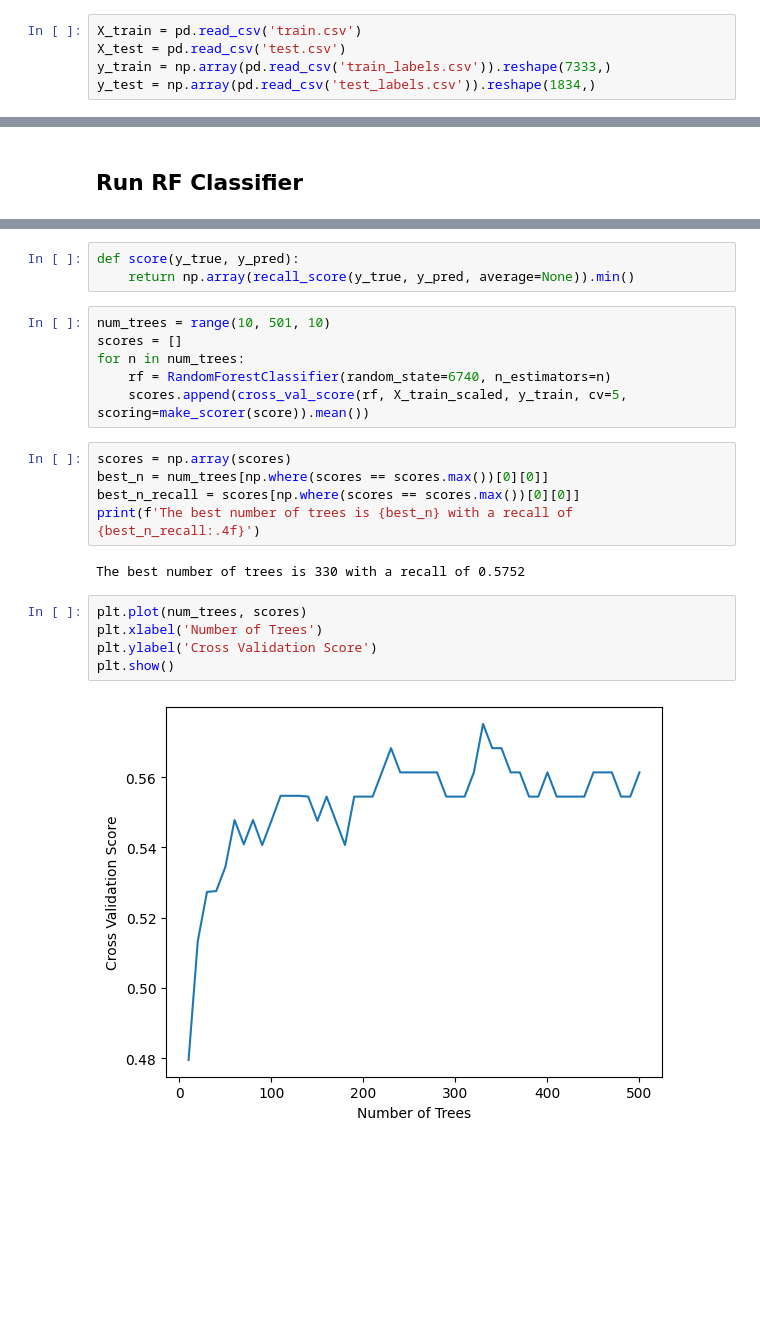
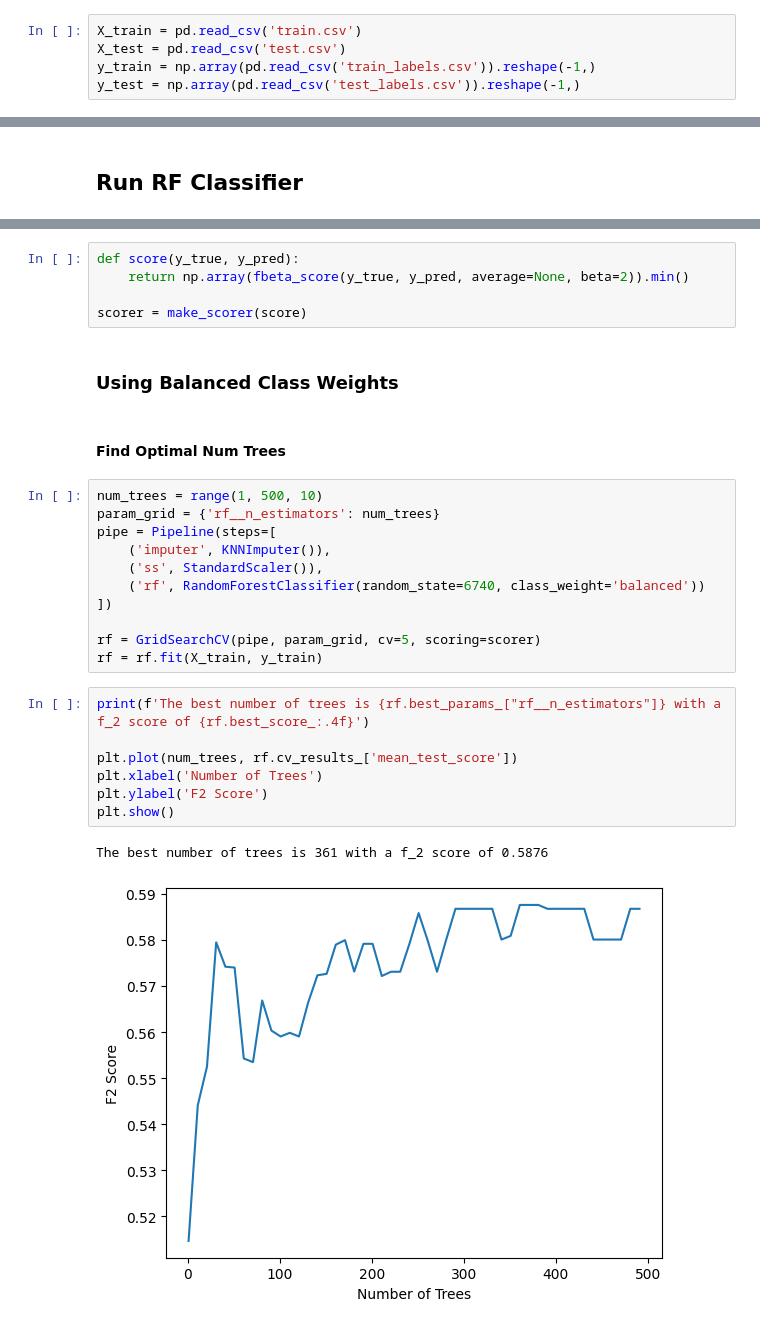
Before and after one commit to bdaniels8135/thyroid-disease-project, a Jupyter notebook: random_forest.ipynb, the cells around one changed output, grey strips where cells are left out. Saved outputs shown, nothing was run; the diff lists cells and outputs as text; blank space fills up the shorter version.

Commit message:
Refactor random forest notebook to fix data leakage concerns and use SMOTE.

```diff
--- a/random_forest.ipynb
+++ b/random_forest.ipynb
@@ -17,5 +21,5 @@ from sklearn.preprocessing import StandardScaler
 # %%
 X_train = pd.read_csv('train.csv')
 X_test = pd.read_csv('test.csv')
-y_train = np.array(pd.read_csv('train_labels.csv')).reshape(7333,)
-y_test = np.array(pd.read_csv('test_labels.csv')).reshape(1834,)
+y_train = np.array(pd.read_csv('train_labels.csv')).reshape(-1,)
+y_test = np.array(pd.read_csv('test_labels.csv')).reshape(-1,)
@@ -32,24 +28,31 @@ X_test_scaled = ss.transform(X_test)
 # %%
 def score(y_true, y_pred):
-    return np.array(recall_score(y_true, y_pred, average=None)).min()
+    return np.array(fbeta_score(y_true, y_pred, average=None, beta=2)).min()
+
+scorer = make_scorer(score)
+# %% [markdown]
+### Using Balanced Class Weights
+# %% [markdown]
+#### Find Optimal Num Trees
 # %%
-num_trees = range(10, 501, 10)
-scores = []
-for n in num_trees:
-    rf = RandomForestClassifier(random_state=6740, n_estimators=n)
-    scores.append(cross_val_score(rf, X_train_scaled, y_train, cv=5, scoring=make_scorer(score)).mean())
+num_trees = range(1, 500, 10)
+param_grid = {'rf__n_estimators': num_trees}
+pipe = Pipeline(steps=[
+    ('imputer', KNNImputer()),
+    ('ss', StandardScaler()),
+    ('rf', RandomForestClassifier(random_state=6740, class_weight='balanced'))
+])
+
+rf = GridSearchCV(pipe, param_grid, cv=5, scoring=scorer)
+rf = rf.fit(X_train, y_train)
-# %%
-scores = np.array(scores)
-best_n = num_trees[np.where(scores == scores.max())[0][0]]
-best_n_recall = scores[np.where(scores == scores.max())[0][0]]
-print(f'The best number of trees is {best_n} with a recall of {best_n_recall:.4f}')
-# %% [output]
-The best number of trees is 330 with a recall of 0.5752
 # %%
-plt.plot(num_trees, scores)
+print(f'The best number of trees is {rf.best_params_["rf__n_estimators"]} with a f_2 score of {rf.best_score_:.4f}')
+
+plt.plot(num_trees, rf.cv_results_['mean_test_score'])
 plt.xlabel('Number of Trees')
-plt.ylabel('Cross Validation Score')
+plt.ylabel('F2 Score')
 plt.show()
 # %% [output]
+The best number of trees is 361 with a f_2 score of 0.5876
-[figure, old version]
+[figure, new version]
 # %% [markdown]
```
Also changed, not shown: parts of 19 cells of this notebook.
